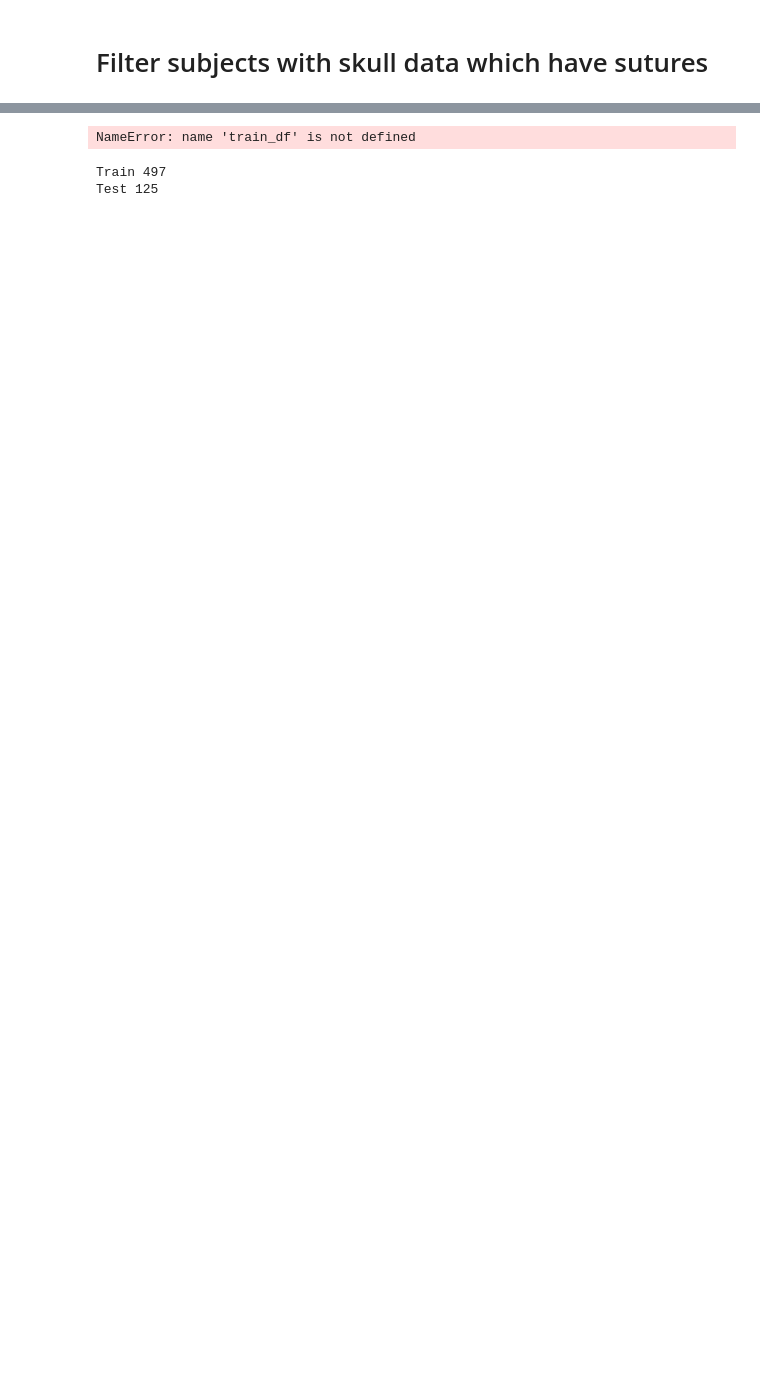
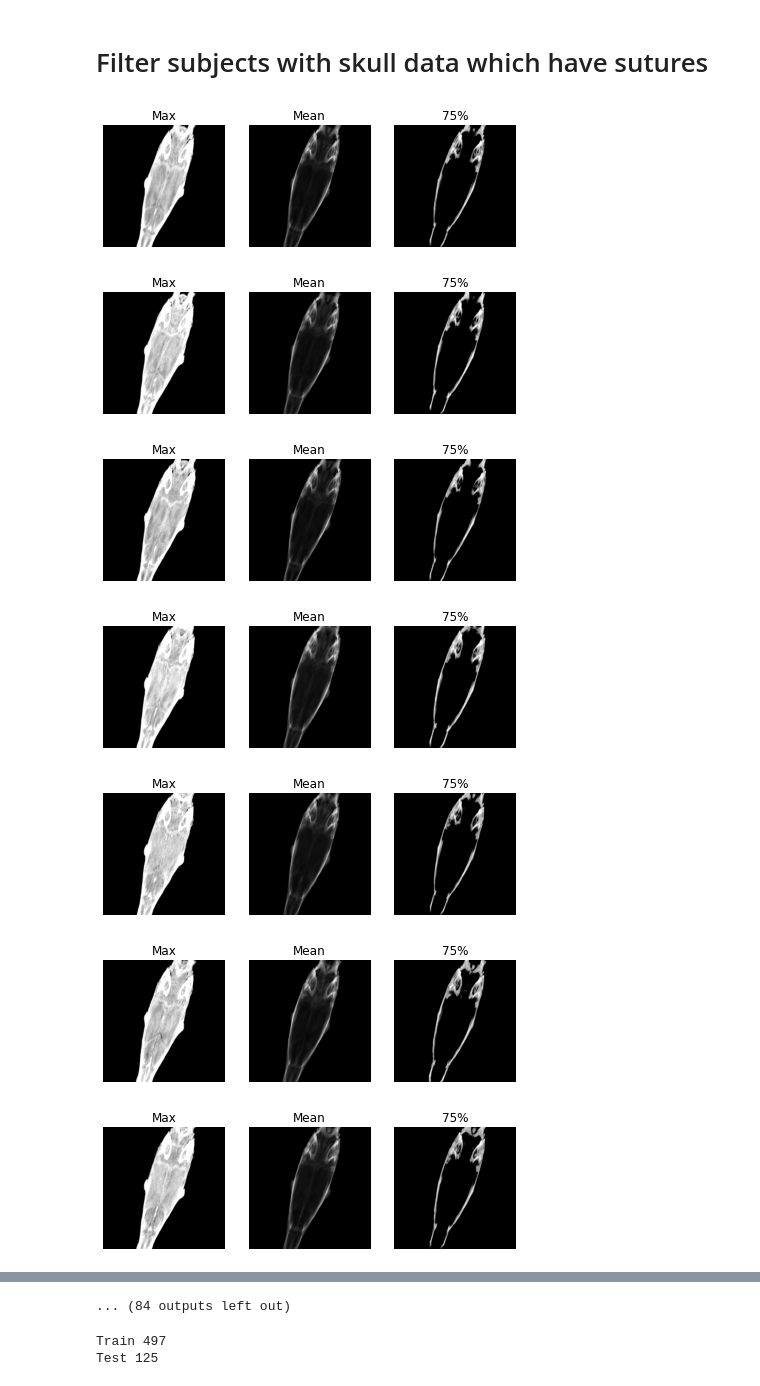
Before and after one commit to vendanov/SkullShape_clone, a Jupyter notebook: notebooks/mouse_sutures_genprogec.ipynb, the cells around one changed output, grey strips where cells are left out. Drawn from its saved outputs; the diff is of its cells as text; code cells hidden in the pictures; blank space fills up the shorter version.

```diff
--- a/notebooks/mouse_sutures_genprogec.ipynb
+++ b/notebooks/mouse_sutures_genprogec.ipynb
@@ -211,14 +211,28 @@ def plane_projection(head_data, points_world, head_affine):
 
     # produce the projection image as the maximum value of the 100 parallel planes
     slice_data = np.max(slices, axis=0)
+    # produce the projection image as the average value of the 100 parallel planes
+    slice_data_mean = np.mean(slices, axis=0)
+    # produce the projection image as the .75 perc value of the 100 parallel planes
+    slice_data_75 = np.percentile(slices, 90, axis=0)
 
-    # Visualize the slice
-    plt.imshow(slice_data, cmap='gray')
-    plt.title('Slice Defined by a Plane')
+    # Visualize the slices in the plane
+    plt.figure(figsize=(10, 10))
+    plt.subplot(1, 4, 1)
+    plt.imshow((slice_data - slice_data.min())/(slice_data.max()- slice_data.min()) , cmap='gray')
+    plt.title('Max')
+    plt.axis('off')
+    plt.subplot(1, 4, 2)
+    plt.imshow((slice_data_mean - slice_data_mean.min())/(slice_data_mean.max()- slice_data_mean.min()), cmap='gray')
+    plt.title('Mean')
+    plt.axis('off')
+    plt.subplot(1, 4, 3)
+    plt.imshow(slice_data_75, cmap='gray')
+    plt.title('75%')
     plt.axis('off')
     plt.show()
 
-    return slice_data
+    return [slice_data, slice_data_mean, slice_data_75]
 
 def get_parallel_plane(head_data, grid_points,
                        head_affine, normal_vector, d, num_points=400):
@@ -244,32 +258,39 @@ def read_plane(subj_id, cohort_id):
     head_img = nib.load(head_file)
     head_data = head_img.get_fdata()
     # filter fdata
     head_data[head_data<34] = 0
     head_data[head_data >70] = 70
     head_affine = head_img.affine
     points_world = get_points_from_mesh(mesh_file)
     plane = plane_projection(head_data, points_world, head_affine)
     return plane
 
 
 def read_subjs(df, process=lambda x: x, is_process=False, folder=None):
     results = []
     for i in tqdm(range(df.shape[0])):
         subj = dict(df.iloc[i])
         clas_res = subj['sutures_status']
 
         image = read_plane(subj['Specimen_ID'], subj['COHORT_ID'])
         if image is None:
             continue
 
         res = {"class": clas_res, "image": image}
         results.append(res)
         if is_process:
             cv2.imwrite(os.path.join(folder, f'{i}_{clas_res}.png'), image)
     return results
 
 
 # Read training and test data
-train_data = read_subjs(train_df, is_process=True, folder=r'/home/varhai/PRIMUS/data/83_BIOINFORMATICS/Igor/workdir/train_set_proj')
-test_data = read_subjs(test_df, is_process=True, folder=r'/home/varhai/PRIMUS/data/83_BIOINFORMATICS/Igor/workdir/test_set_proj')
+train_data = read_subjs(train_df, is_process=False, folder=r'/home/varhai/PRIMUS/data/83_BIOINFORMATICS/Igor/workdir/train_set_proj')
+test_data = read_subjs(test_df, is_process=False, folder=r'/home/varhai/PRIMUS/data/83_BIOINFORMATICS/Igor/workdir/test_set_proj')
 # %% [output]
+[figure, added]
+[figure, added]
+[figure, added]
+[figure, added]
+[figure, added]
+[figure, added]
+[figure, added]
@@ -276,4 +302,4 @@ test_data = read_subjs(test_df, is_process=True, folder=r'/home/varhai/PRIMUS/da
-NameError: name 'train_df' is not defined
+... (84 outputs left out)
 # %%
 # reload the data after manual removal of heads
 
```
Also changed, not shown: parts of 12 cells of this notebook.
